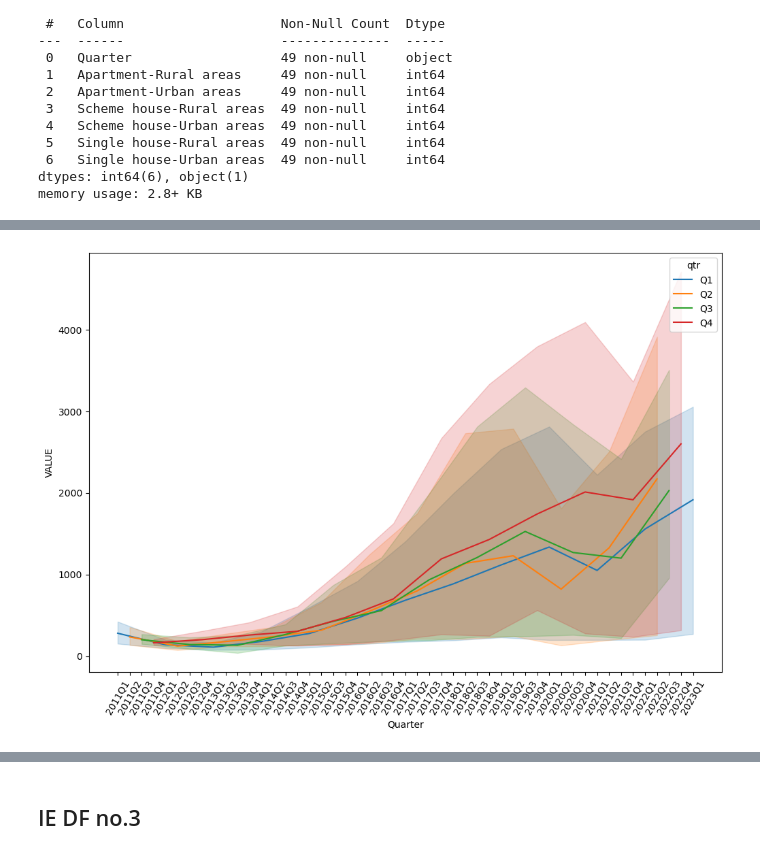
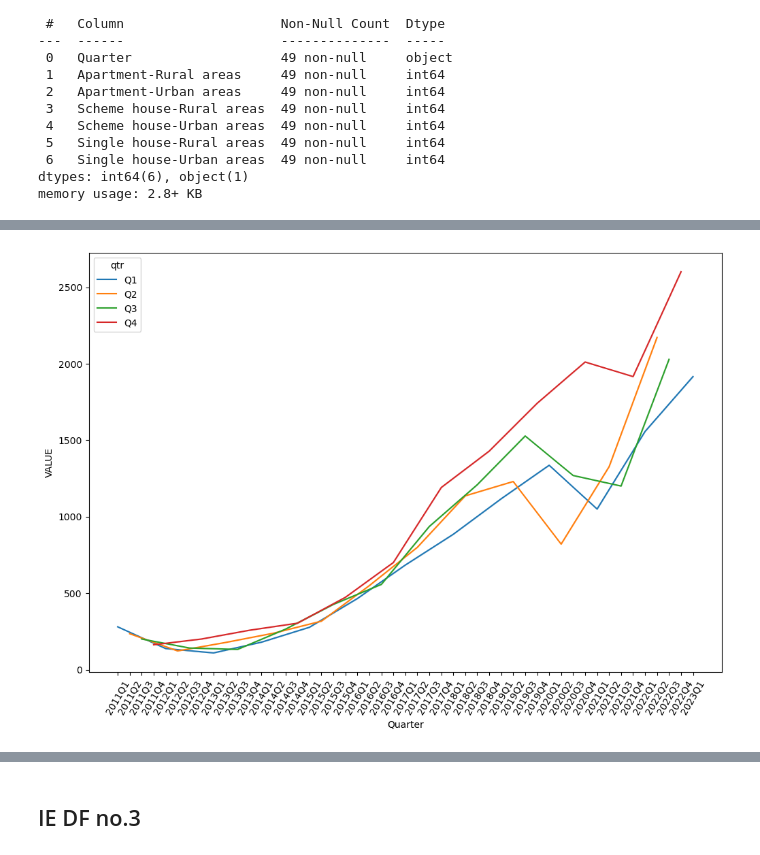
Before and after one commit to lcroash/MSC_SEM1_CA2, a Jupyter notebook: CA2.ipynb, the cells around one changed output, grey strips where cells are left out. Saved outputs shown, nothing was run; the diff lists cells and outputs as text; code cells hidden in the pictures.

```diff
--- a/CA2.ipynb
+++ b/CA2.ipynb
@@ -475,7 +576,7 @@ plt.show()
 # %%
-sns.lineplot(data=urban_df, x='Quarter', y='VALUE', hue='qtr')
+sns.lineplot(data=urban_df, x='Quarter', y='VALUE', hue='qtr', errorbar=('ci', False))
 plt.xticks(rotation=60)
 
 plt.show()
 # %% [output]
-[figure, old version]
+[figure, new version]
```
Also changed, not shown: parts of 170 cells of this notebook.
